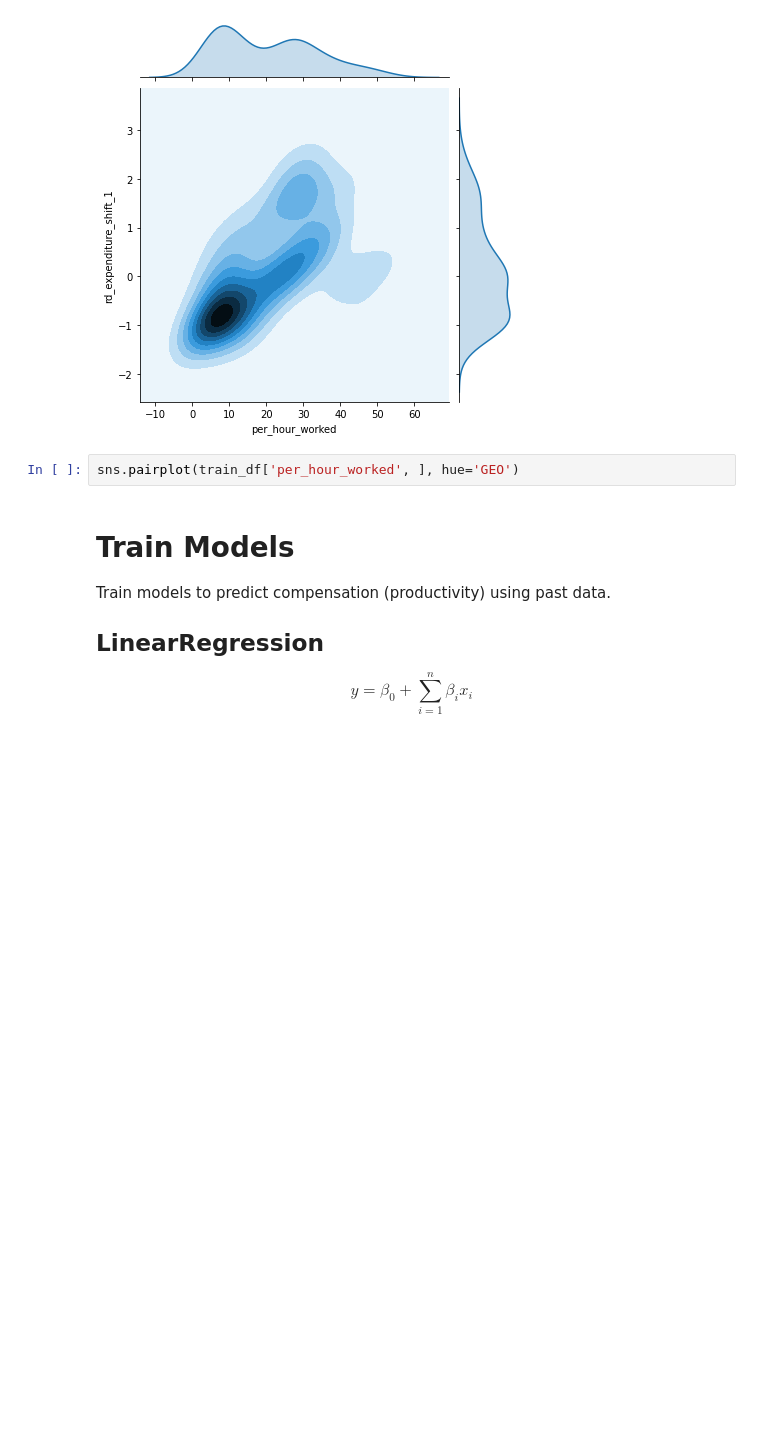
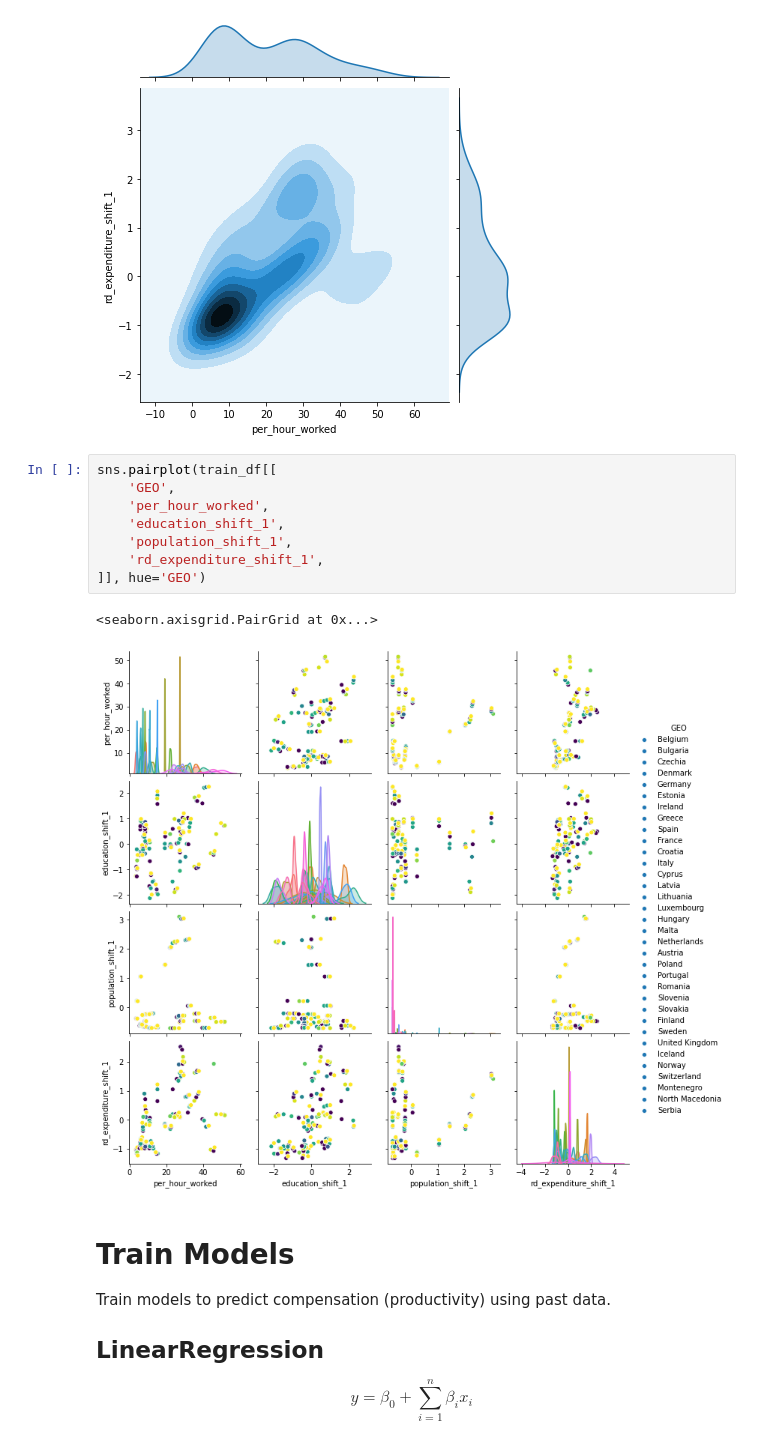
Before and after one commit to ADS-Group-15/eu-productivity-modeling, a Jupyter notebook: notebooks/models.ipynb, the cells around one changed output. Drawn from its saved outputs; the diff is of its cells as text; blank space fills up the shorter version.

```diff
--- a/notebooks/models.ipynb
+++ b/notebooks/models.ipynb
@@ -185,7 +185,16 @@ sns.jointplot(data=train_df, x='per_hour_worked', y='rd_expenditure_shift_1', ki
 <seaborn.axisgrid.JointGrid at 0x...>
 [figure]
 # %%
-sns.pairplot(train_df['per_hour_worked', ], hue='GEO')
+sns.pairplot(train_df[[
+    'GEO',
+    'per_hour_worked',
+    'education_shift_1',
+    'population_shift_1',
+    'rd_expenditure_shift_1',
+]], hue='GEO')
+# %% [output]
+<seaborn.axisgrid.PairGrid at 0x...>
+[figure, added]
 # %% [markdown]
 # Train Models
 
```
Also changed, not shown: parts of 1 cell of this notebook, 5 other files.
